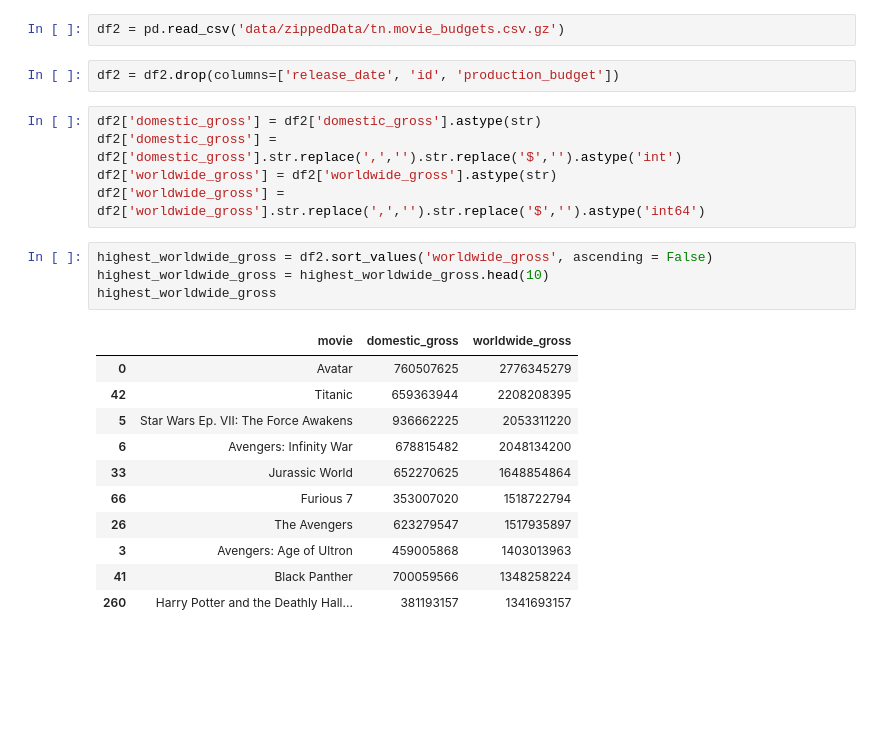
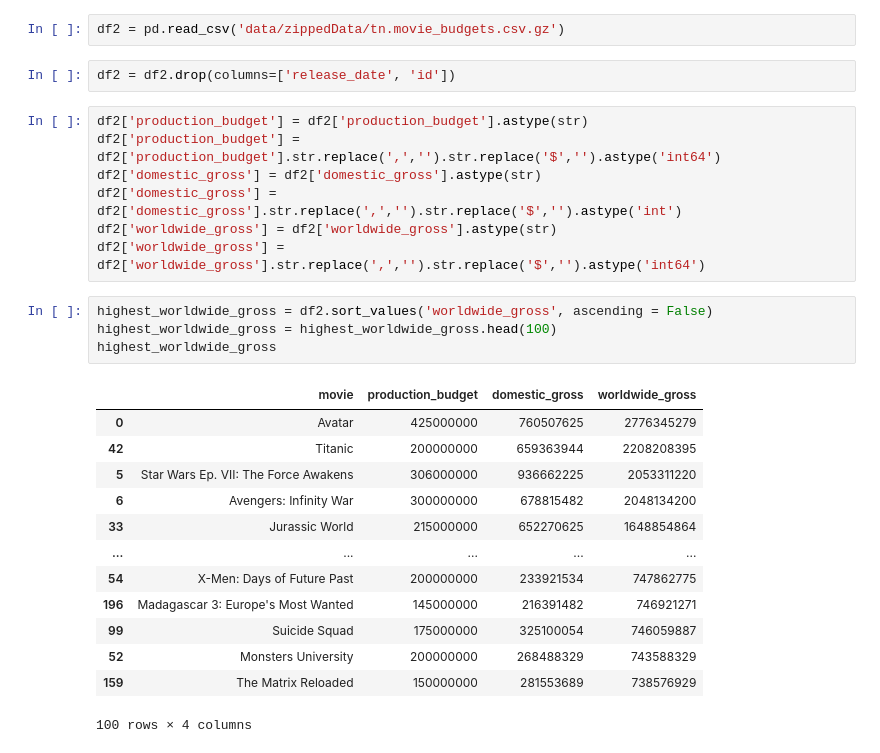
Before and after one commit to eaiturbe/microsoft_movie_analysis, a Jupyter notebook: project_wt.ipynb, the cells around one changed output. Drawn from its saved outputs; the diff is of its cells as text; blank space fills up the shorter version.

```diff
--- a/project_wt.ipynb
+++ b/project_wt.ipynb
@@ -47,25 +64,29 @@ Text(0, 0.5, 'Movie Title')
 # %%
 df2 = pd.read_csv('data/zippedData/tn.movie_budgets.csv.gz')
 # %%
-df2 = df2.drop(columns=['release_date', 'id', 'production_budget'])
+df2 = df2.drop(columns=['release_date', 'id'])
 # %%
+df2['production_budget'] = df2['production_budget'].astype(str)
+df2['production_budget'] = df2['production_budget'].str.replace(',','').str.replace('$','').astype('int64')
 df2['domestic_gross'] = df2['domestic_gross'].astype(str)
 df2['domestic_gross'] = df2['domestic_gross'].str.replace(',','').str.replace('$','').astype('int')
 df2['worldwide_gross'] = df2['worldwide_gross'].astype(str)
 df2['worldwide_gross'] = df2['worldwide_gross'].str.replace(',','').str.replace('$','').astype('int64')
 # %%
 highest_worldwide_gross = df2.sort_values('worldwide_gross', ascending = False)
-highest_worldwide_gross = highest_worldwide_gross.head(10)
+highest_worldwide_gross = highest_worldwide_gross.head(100)
 highest_worldwide_gross
 # %% [output]
-|  | movie | domestic_gross | worldwide_gross |
-| 0 | Avatar | 760507625 | 2776345279 |
-| 42 | Titanic | 659363944 | 2208208395 |
-| 5 | Star Wars Ep. VII: The Force Awakens | 936662225 | 2053311220 |
-| 6 | Avengers: Infinity War | 678815482 | 2048134200 |
-| 33 | Jurassic World | 652270625 | 1648854864 |
-| 66 | Furious 7 | 353007020 | 1518722794 |
-| 26 | The Avengers | 623279547 | 1517935897 |
-| 3 | Avengers: Age of Ultron | 459005868 | 1403013963 |
-| 41 | Black Panther | 700059566 | 1348258224 |
-| 260 | Harry Potter and the Deathly Hall... | 381193157 | 1341693157 |
+|  | movie | production_budget | domestic_gross | worldwide_gross |
+| 0 | Avatar | 425000000 | 760507625 | 2776345279 |
+| 42 | Titanic | 200000000 | 659363944 | 2208208395 |
+| 5 | Star Wars Ep. VII: The Force Awakens | 306000000 | 936662225 | 2053311220 |
+| 6 | Avengers: Infinity War | 300000000 | 678815482 | 2048134200 |
+| 33 | Jurassic World | 215000000 | 652270625 | 1648854864 |
+| ... | ... | ... | ... | ... |
+| 54 | X-Men: Days of Future Past | 200000000 | 233921534 | 747862775 |
+| 196 | Madagascar 3: Europe's Most Wanted | 145000000 | 216391482 | 746921271 |
+| 99 | Suicide Squad | 175000000 | 325100054 | 746059887 |
+| 52 | Monsters University | 200000000 | 268488329 | 743588329 |
+| 159 | The Matrix Reloaded | 150000000 | 281553689 | 738576929 |
+100 rows × 4 columns
```
Also changed, not shown: parts of 7 cells of this notebook.
